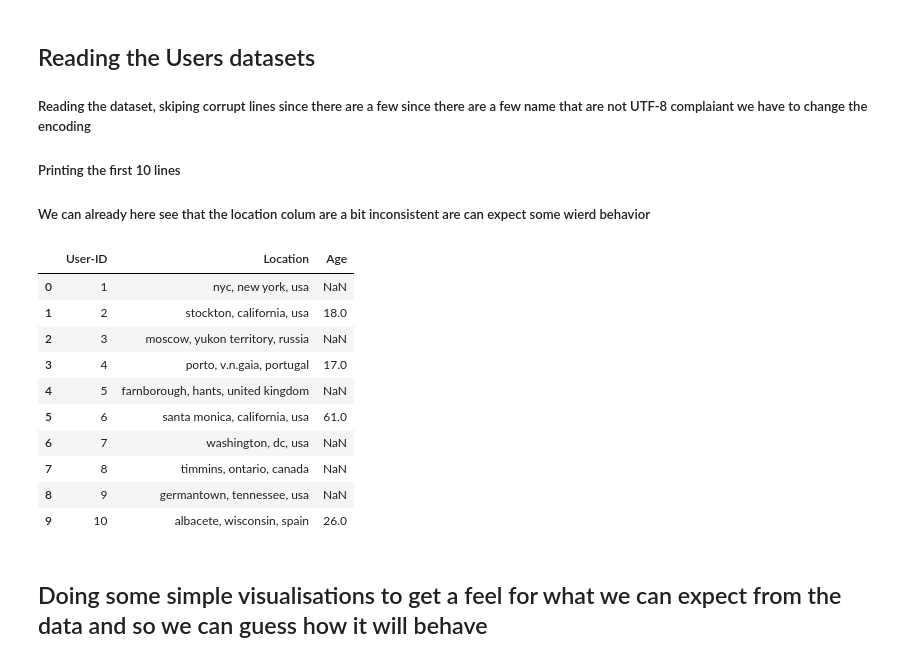
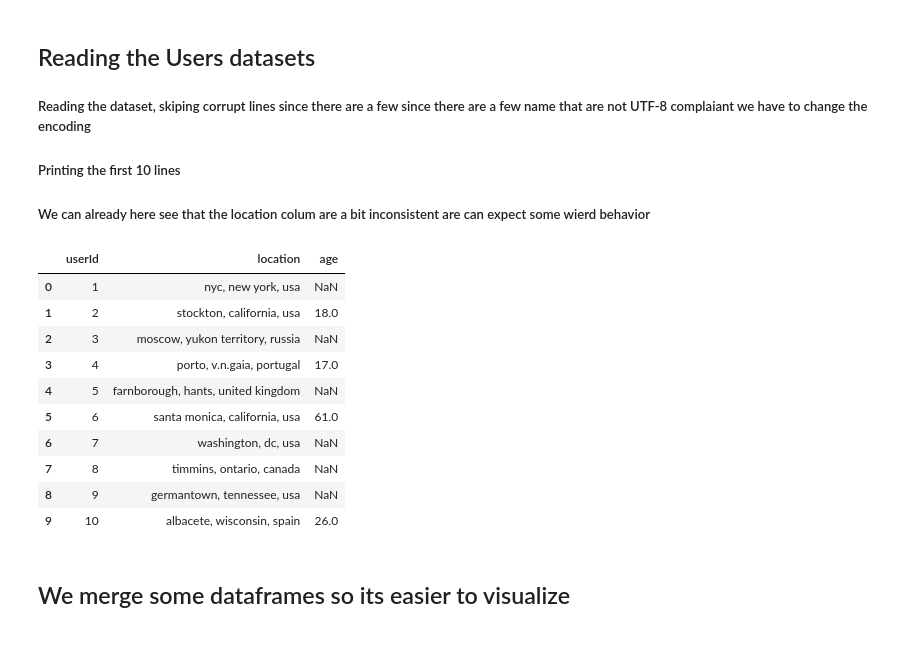
Before and after one commit to ablomstrom/final-project, a Jupyter notebook: main.ipynb, the cells around one changed output. Drawn from its saved outputs; the diff is of its cells as text; code cells hidden in the pictures.

```diff
--- a/main.ipynb
+++ b/main.ipynb
@@ -55,10 +74,11 @@ books_data_df.head(10)
 ##### We can already here see that the location colum are a bit inconsistent are can expect some wierd behavior
 # %%
 users_data = pd.read_csv('Users.csv', on_bad_lines='skip', delimiter=";", encoding='latin-1')
+users_data.columns = ["userId", "location", "age"]
 users_data_df = pd.DataFrame(users_data, columns=users_data.columns)
 users_data_df.head(10)
 # %% [output]
-|  | User-ID | Location | Age |
+|  | userId | location | age |
 | 0 | 1 | nyc, new york, usa | NaN |
 | 1 | 2 | stockton, california, usa | 18.0 |
 | 2 | 3 | moscow, yukon territory, russia | NaN |
@@ -69,5 +89,5 @@ users_data_df.head(10)
 | 7 | 8 | timmins, ontario, canada | NaN |
 | 8 | 9 | germantown, tennessee, usa | NaN |
 | 9 | 10 | albacete, wisconsin, spain | 26.0 |
-# %% [markdown]
-## Doing some simple visualisations to get a feel for what we can expect from the data and so we can guess how it will behave
+# %% [markdown]
+## We merge some dataframes so its easier to visualize
```
Also changed, not shown: parts of 15 cells of this notebook.
